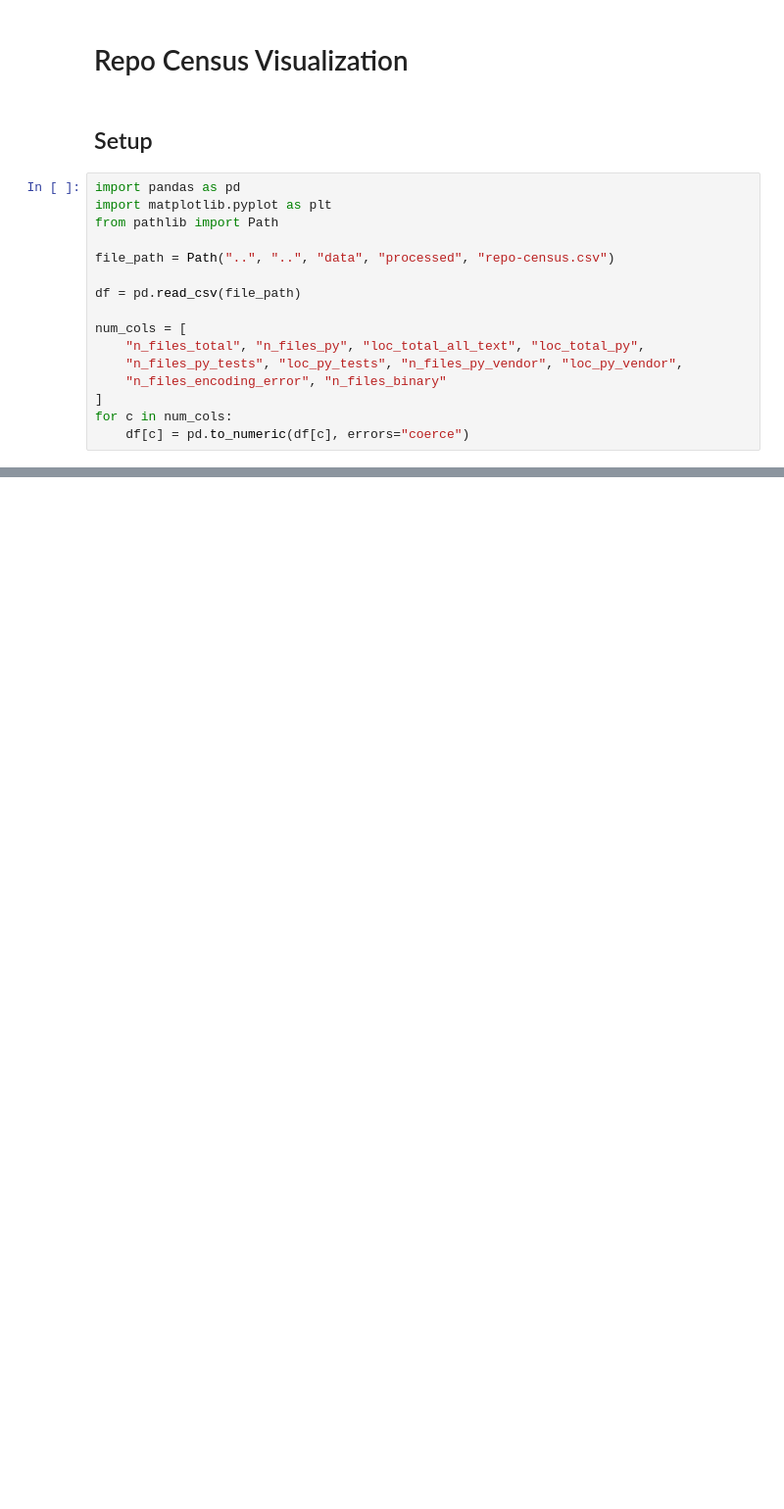
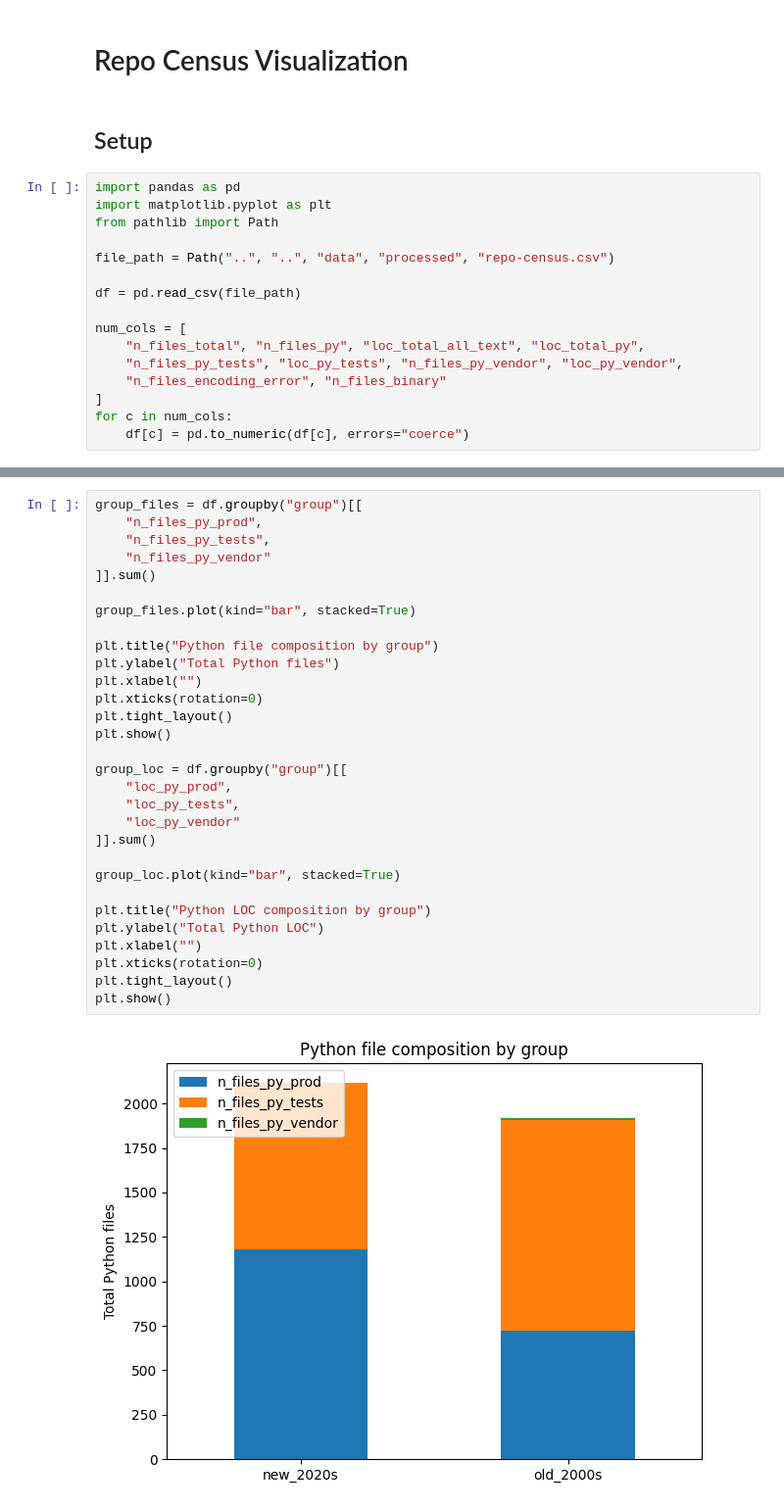
Before and after one commit to mikegaravani/py-comment-evolution, a Jupyter notebook: scripts/repo-census/visualization.ipynb, the cells around one changed output, grey strips where cells are left out. Shown at 98% size. Saved outputs shown, nothing was run; the diff lists cells and outputs as text; blank space fills up the shorter version.

```diff
--- a/scripts/repo-census/visualization.ipynb
+++ b/scripts/repo-census/visualization.ipynb
@@ -71,0 +286,32 @@ plt.show()
+# %%
+group_files = df.groupby("group")[[
+    "n_files_py_prod",
+    "n_files_py_tests",
+    "n_files_py_vendor"
+]].sum()
+
+group_files.plot(kind="bar", stacked=True)
+
+plt.title("Python file composition by group")
+plt.ylabel("Total Python files")
+plt.xlabel("")
+plt.xticks(rotation=0)
+plt.tight_layout()
+plt.show()
+
+group_loc = df.groupby("group")[[
+    "loc_py_prod",
+    "loc_py_tests",
+    "loc_py_vendor"
+]].sum()
+
+group_loc.plot(kind="bar", stacked=True)
+
+plt.title("Python LOC composition by group")
+plt.ylabel("Total Python LOC")
+plt.xlabel("")
+plt.xticks(rotation=0)
+plt.tight_layout()
+plt.show()
+# %% [output]
+[figure, added]
```
Also changed, not shown: parts of 11 cells of this notebook, 2 other files.
